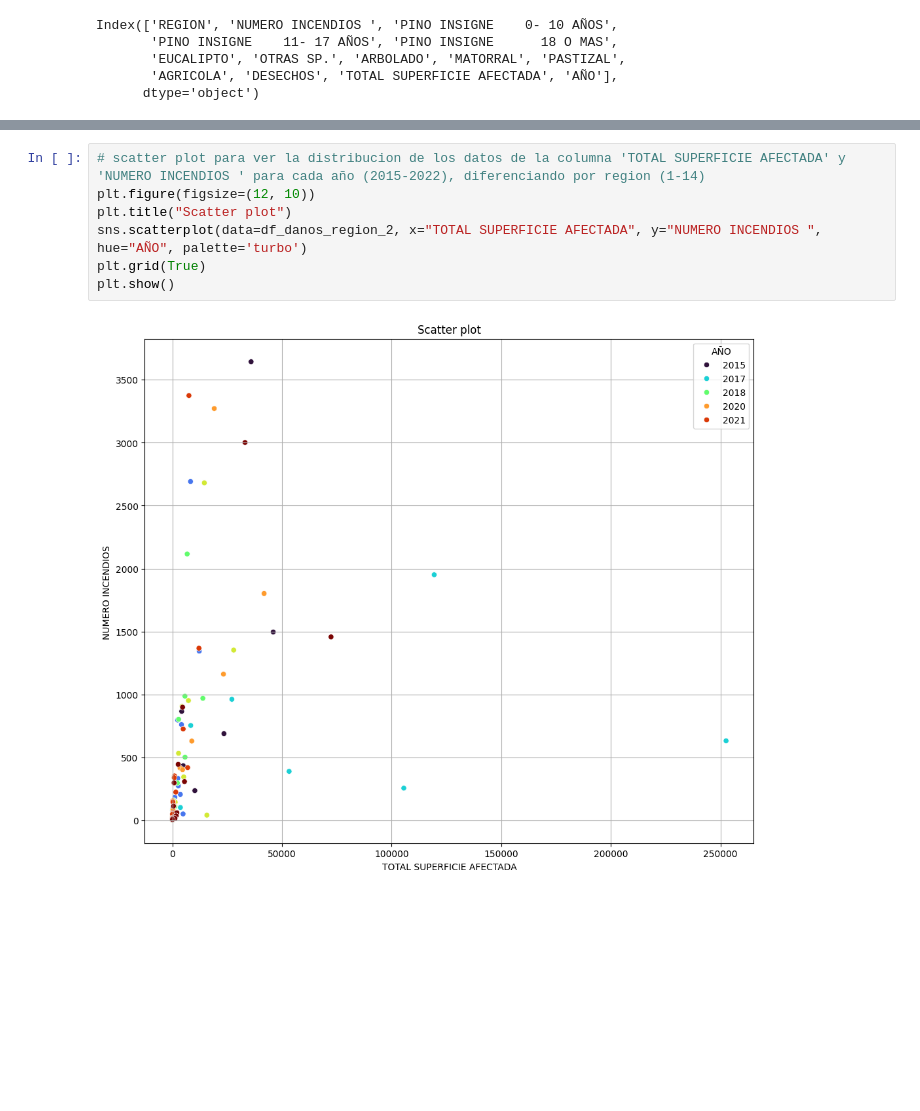
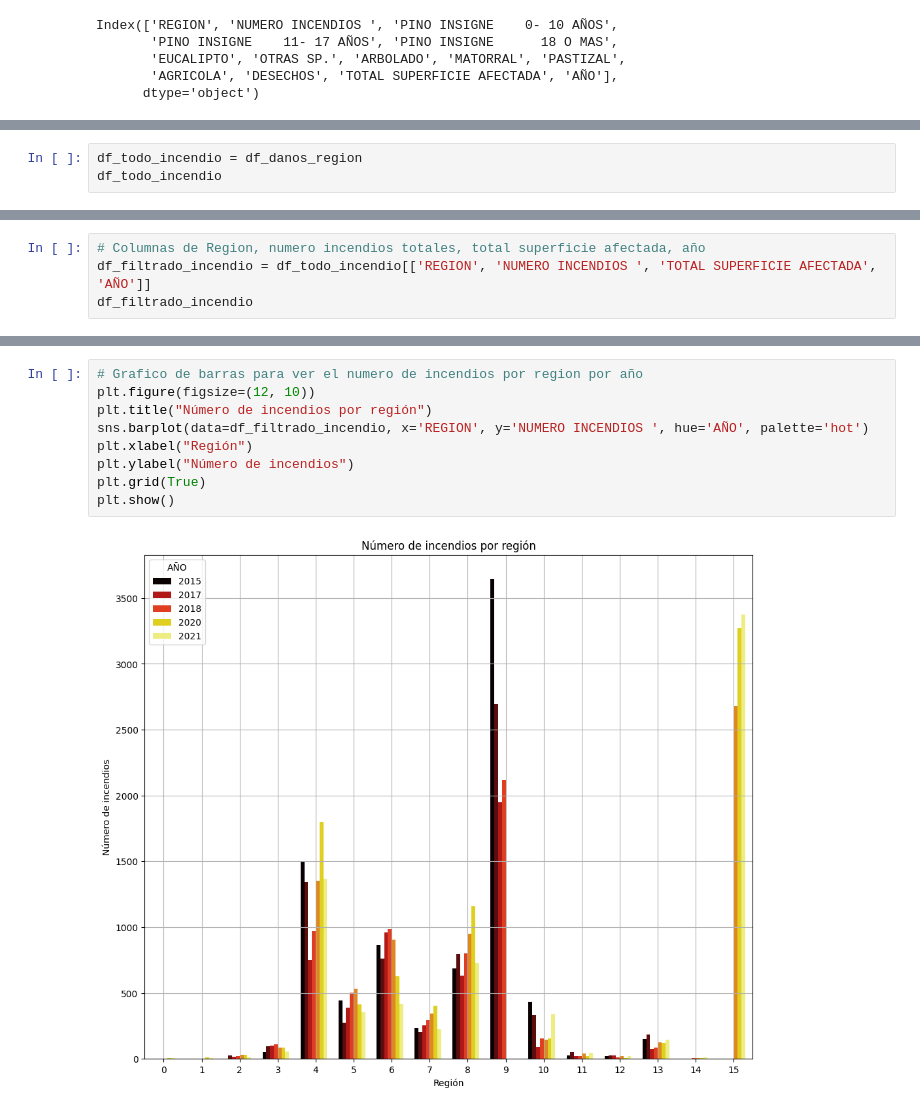
Before and after one commit to ymotomy/Proyecto-IMT2200, a Jupyter notebook: Proyecto2.ipynb, the cells around one changed output, grey strips where cells are left out. Cells and saved outputs as stored; diff of their text form; blank space fills up the shorter version.

```diff
--- a/Proyecto2.ipynb
+++ b/Proyecto2.ipynb
@@ -1096,0 +1104,3 @@ plt.show()
+# %%
+df_todo_incendio = df_danos_region
+df_todo_incendio
@@ -1096,0 +1121,4 @@ plt.show()
+# %%
+# Columnas de Region, numero incendios totales, total superficie afectada, año
+df_filtrado_incendio = df_todo_incendio[['REGION', 'NUMERO INCENDIOS ', 'TOTAL SUPERFICIE AFECTADA', 'AÑO']]
+df_filtrado_incendio
@@ -1097,9 +1139,11 @@ plt.show()
 # %%
-# scatter plot para ver la distribucion de los datos de la columna 'TOTAL SUPERFICIE AFECTADA' y 'NUMERO INCENDIOS ' para cada año (2015-2022), diferenciando por region (1-14)
+# Grafico de barras para ver el numero de incendios por region por año
 plt.figure(figsize=(12, 10))
-plt.title("Scatter plot")
-sns.scatterplot(data=df_danos_region_2, x="TOTAL SUPERFICIE AFECTADA", y="NUMERO INCENDIOS ", hue="AÑO", palette='turbo')
+plt.title("Número de incendios por región")
+sns.barplot(data=df_filtrado_incendio, x='REGION', y='NUMERO INCENDIOS ', hue='AÑO', palette='hot')
+plt.xlabel("Región")
+plt.ylabel("Número de incendios")
 plt.grid(True)
 plt.show()
 # %% [output]
-[figure, old version]
+[figure, new version]
```
Also changed, not shown: parts of 17 cells of this notebook.
